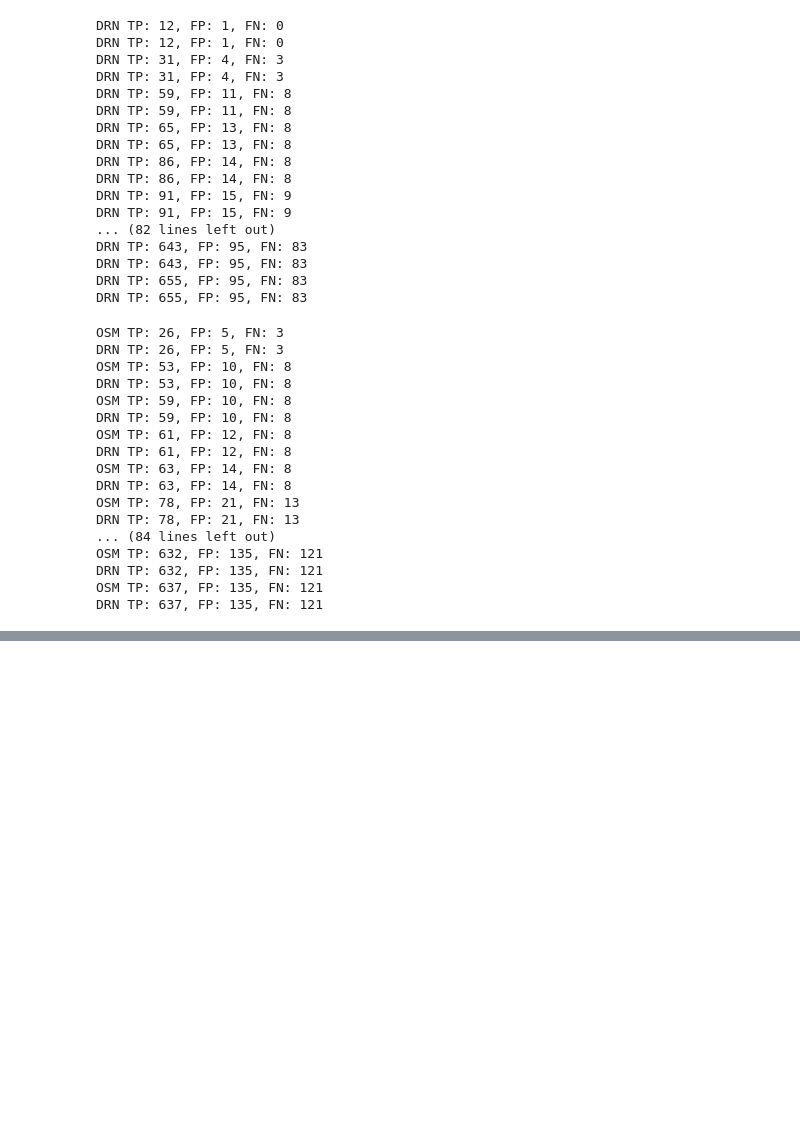
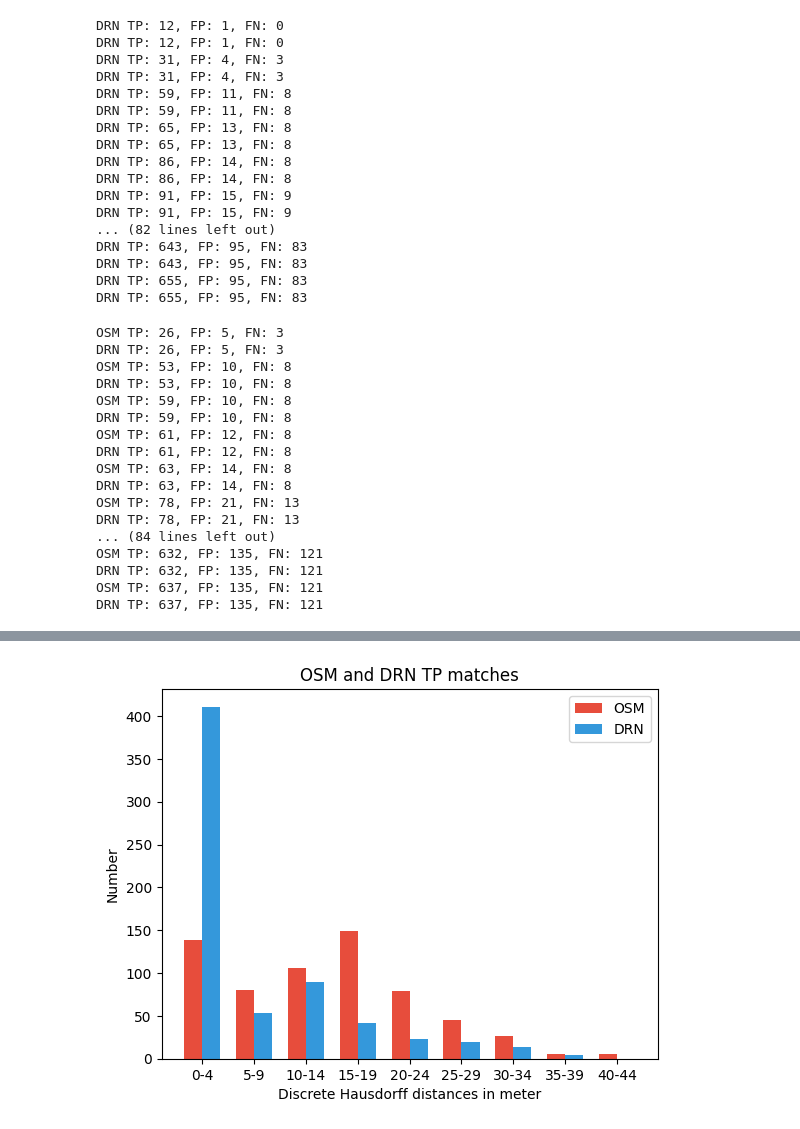
Before and after one commit to priobike/priobike-sg-selector, a Jupyter notebook: backend/backend/notebooks/routing_paper/routing_paper.ipynb, the cells around one changed output, grey strips where cells are left out. Drawn from its saved outputs; the diff is of its cells as text; code cells hidden in the pictures; blank space fills up the shorter version.

```diff
--- a/backend/backend/notebooks/routing_paper/routing_paper.ipynb
+++ b/backend/backend/notebooks/routing_paper/routing_paper.ipynb
@@ -212,0 +374,62 @@ db_drn.json  matches/  routing_paper.ipynb
+# %%
+%matplotlib inline
+
+import json
+import matplotlib
+import numpy as np
+import matplotlib.pyplot as plt
+
+steps = 5
+width = 0.35       # the width of the bars
+
+def get_bins(distances, max_value):
+    max_value = 45
+    bins = {}
+    i = 0
+    while i < max_value:
+        i += steps
+        bins[f"{i-steps}-{i-1}"] = sum(1 for distance in distances if distance < i and distance >= (i - 5))
+    return bins
+
+# Import DRN json file
+f_drn = open('stats_drn.json')
+stats_drn = json.load(f_drn)
+tp_drn_stats = get_stats(stats_drn["tp_drn_distances"])
+fp_drn_stats = get_stats(stats_drn["fp_drn_distances"])
+fn_drn_stats = get_stats(stats_drn["fn_drn_distances"])
+
+# Import OSM json file
+f_osm = open('stats_osm.json')
+stats_osm = json.load(f_osm)
+
+max_value = max([
+    max(stats_drn["tp_drn_distances"]),
+    max(stats_drn["fp_drn_distances"]),
+    max(stats_drn["fn_drn_distances"]),
+    max(stats_osm["tp_osm_distances"]),
+    max(stats_osm["fp_osm_distances"]),
+    max(stats_osm["fn_osm_distances"])])
+
+import math
+max_value = math.ceil(max_value)
+
+tp_drn_bins = get_bins(stats_drn["tp_drn_distances"], max_value)
+fp_drn_bins = get_bins(stats_drn["fp_drn_distances"], max_value)
+fn_drn_bins = get_bins(stats_drn["fn_drn_distances"], max_value)
+
+tp_osm_bins = get_bins(stats_osm["tp_osm_distances"], max_value)
+fp_osm_bins = get_bins(stats_osm["fp_osm_distances"], max_value)
+fn_osm_bins = get_bins(stats_osm["fn_osm_distances"], max_value)
+
+tp_osm_bar = plt.bar(tp_osm_bins.keys(), tp_osm_bins.values(), -width, align='edge', color="#e74d3c", label='OSM')
+tp_drn_bar = plt.bar(tp_drn_bins.keys(), tp_drn_bins.values(), +width, align='edge', color='#3498db', label='DRN')
+
+# add some text for labels, title and axes ticks
+plt.xlabel('Discrete Hausdorff distances in meter')
+plt.ylabel('Number')
+plt.title('OSM and DRN TP matches')
+plt.legend()
+
+plt.show()
+# %% [output]
+[figure, added]
```
Also changed, not shown: parts of 7 cells of this notebook, 2 other files.
